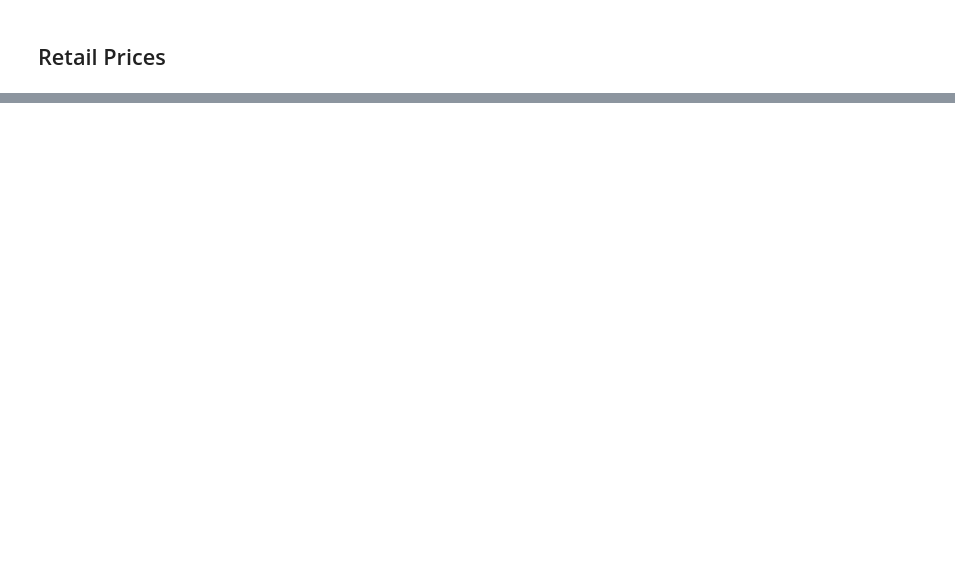
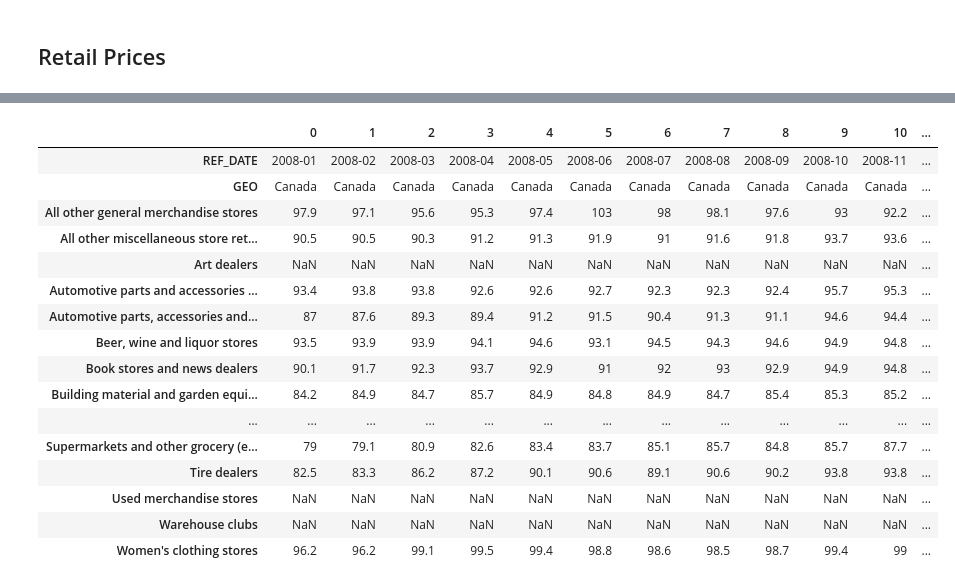
Before and after one commit to ocan-data/OpenCanadaData, a Jupyter notebook: notebooks/RetailPrices.ipynb, the cells around one changed output, grey strips where cells are left out. Cells and saved outputs as stored; diff of their text form; code cells hidden in the pictures; blank space fills up the shorter version.

Commit message:
Add consumer prices notebook; python scripts for notebook support

```diff
--- a/notebooks/RetailPrices.ipynb
+++ b/notebooks/RetailPrices.ipynb
@@ -52,0 +37,20 @@ retail_prices
+# %%
+retail_prices.T
+# %% [output]
+|  | 0 | 1 | 2 | 3 | 4 | 5 | 6 | 7 | 8 | 9 | 10 | ... |
+| REF_DATE | 2008-01 | 2008-02 | 2008-03 | 2008-04 | 2008-05 | 2008-06 | 2008-07 | 2008-08 | 2008-09 | 2008-10 | 2008-11 | ... |
+| GEO | Canada | Canada | Canada | Canada | Canada | Canada | Canada | Canada | Canada | Canada | Canada | ... |
+| All other general merchandise stores | 97.9 | 97.1 | 95.6 | 95.3 | 97.4 | 103 | 98 | 98.1 | 97.6 | 93 | 92.2 | ... |
+| All other miscellaneous store ret... | 90.5 | 90.5 | 90.3 | 91.2 | 91.3 | 91.9 | 91 | 91.6 | 91.8 | 93.7 | 93.6 | ... |
+| Art dealers | NaN | NaN | NaN | NaN | NaN | NaN | NaN | NaN | NaN | NaN | NaN | ... |
+| Automotive parts and accessories ... | 93.4 | 93.8 | 93.8 | 92.6 | 92.6 | 92.7 | 92.3 | 92.3 | 92.4 | 95.7 | 95.3 | ... |
+| Automotive parts, accessories and... | 87 | 87.6 | 89.3 | 89.4 | 91.2 | 91.5 | 90.4 | 91.3 | 91.1 | 94.6 | 94.4 | ... |
+| Beer, wine and liquor stores | 93.5 | 93.9 | 93.9 | 94.1 | 94.6 | 93.1 | 94.5 | 94.3 | 94.6 | 94.9 | 94.8 | ... |
+| Book stores and news dealers | 90.1 | 91.7 | 92.3 | 93.7 | 92.9 | 91 | 92 | 93 | 92.9 | 94.9 | 94.8 | ... |
+| Building material and garden equi... | 84.2 | 84.9 | 84.7 | 85.7 | 84.9 | 84.8 | 84.9 | 84.7 | 85.4 | 85.3 | 85.2 | ... |
+| ... | ... | ... | ... | ... | ... | ... | ... | ... | ... | ... | ... | ... |
+| Supermarkets and other grocery (e... | 79 | 79.1 | 80.9 | 82.6 | 83.4 | 83.7 | 85.1 | 85.7 | 84.8 | 85.7 | 87.7 | ... |
+| Tire dealers | 82.5 | 83.3 | 86.2 | 87.2 | 90.1 | 90.6 | 89.1 | 90.6 | 90.2 | 93.8 | 93.8 | ... |
+| Used merchandise stores | NaN | NaN | NaN | NaN | NaN | NaN | NaN | NaN | NaN | NaN | NaN | ... |
+| Warehouse clubs | NaN | NaN | NaN | NaN | NaN | NaN | NaN | NaN | NaN | NaN | NaN | ... |
+| Women's clothing stores | 96.2 | 96.2 | 99.1 | 99.5 | 99.4 | 98.8 | 98.6 | 98.5 | 98.7 | 99.4 | 99 | ... |
```
Also changed, not shown: parts of 4 cells of this notebook, 8 other files.
